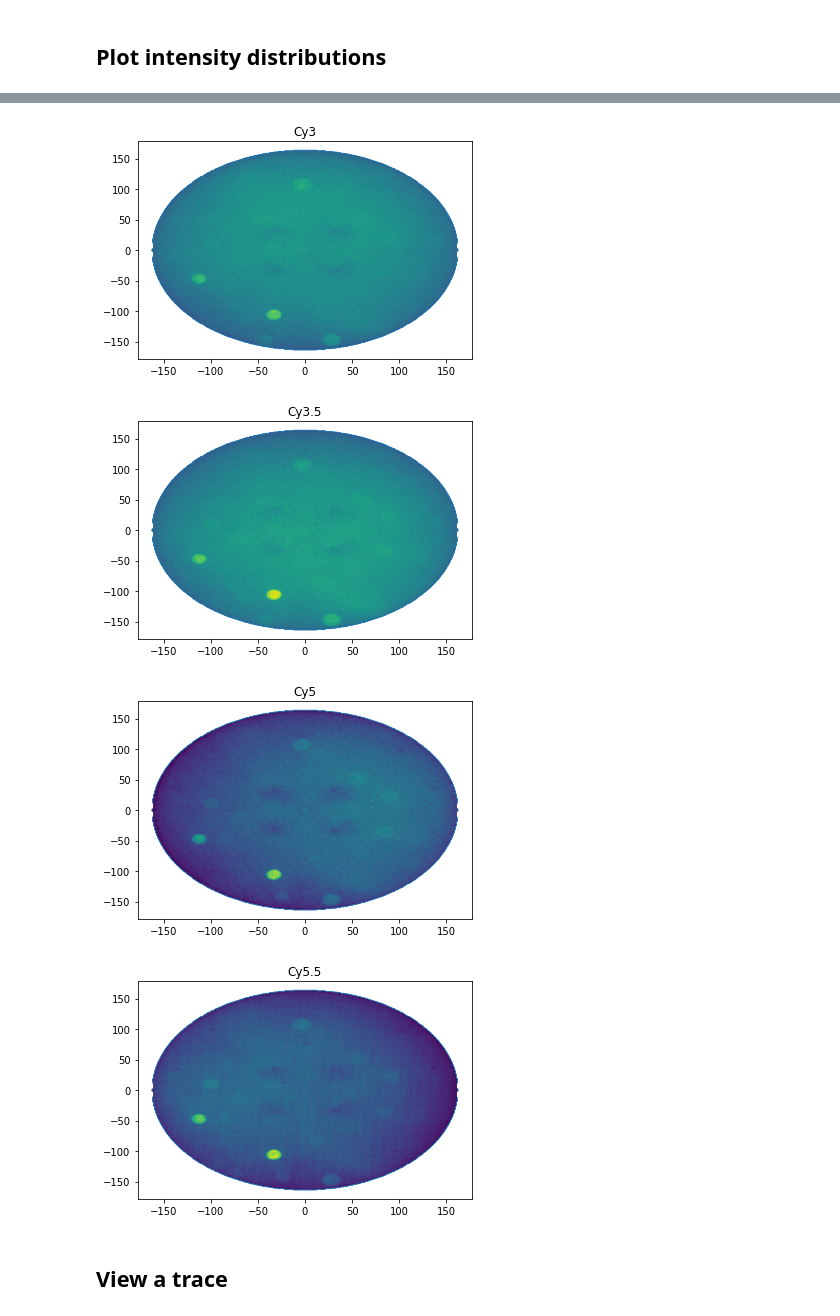
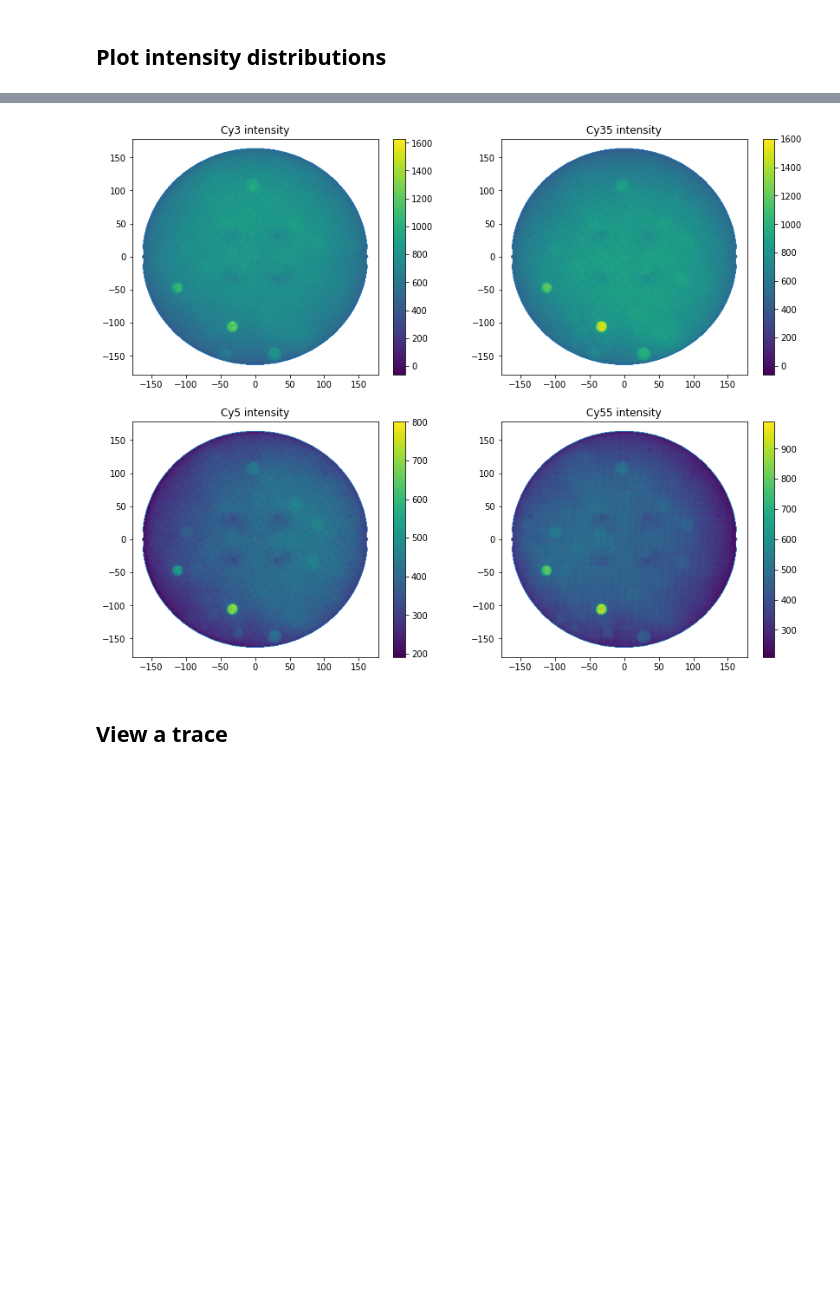
Before and after one commit to ashleefeng/pacbio, a Jupyter notebook: PacBio_read_control.ipynb, the cells around one changed output, grey strips where cells are left out. Drawn from its saved outputs; the diff is of its cells as text; code cells hidden in the pictures; blank space fills up the shorter version.

```diff
--- a/PacBio_read_control.ipynb
+++ b/PacBio_read_control.ipynb
@@ -8,7 +8,7 @@ import xml.etree.ElementTree as ET
 # %%
 filename_prefix = 'E:\\Ashlee\\PacBio\\181207\\blank\\m181207_203634_42131_c000468672559900001500000112312090_s1_p0'
 colors = ['green', (0, 1, 0), 'red', 'orange']
-lasers = ['Cy3', 'Cy3.5', 'Cy5', 'Cy5.5']
+lasers = ['Cy3', 'Cy35', 'Cy5', 'Cy55']
 # %% [markdown]
 ## Load data
 # %%
@@ -77,7 +77,7 @@ avg_intens = np.mean(traces, axis=2) # not decoded
 for i in range(4):
     avg_intens_i = avg_intens.T[i]
     min_i = min(avg_intens_i)
-    max_i = max(avg_intens_i)
+    max_i = 1800
     plt.hist(avg_intens_i, bins=100, range=[min_i, max_i], histtype='step', color=colors[i])
 
 
@@ -90,15 +90,16 @@ plt.legend(lasers)
 # %%
+plt.figure(figsize=(14, 11))
 for i in range(4):
-    plt.figure()
+    plt.subplot(2, 2, i+1)
     plt.scatter(hole_xy_plot[:, 0], hole_xy_plot[:, 1], hole_status)
-    plt.scatter(hole_xy_plot[:, 0], hole_xy_plot[:, 1], 1, avg_intens.T[i]/300)
-    plt.title(lasers[i])
-    plt.show()
+    plt.scatter(hole_xy_plot[:, 0], hole_xy_plot[:, 1], 1, avg_intens.T[i])
+    plt.title(lasers[i] + ' intensity')
+    plt.colorbar()
+
+plt.savefig(filename_prefix + '_grid.png')
+plt.show()
 # %% [output]
-[figure, old version]
+[figure, new version]
-[figure, removed]
-[figure, removed]
-[figure, removed]
 # %% [markdown]
 ## View a trace
 # %%
```
Also changed, not shown: parts of 4 cells of this notebook, 4 other files.
